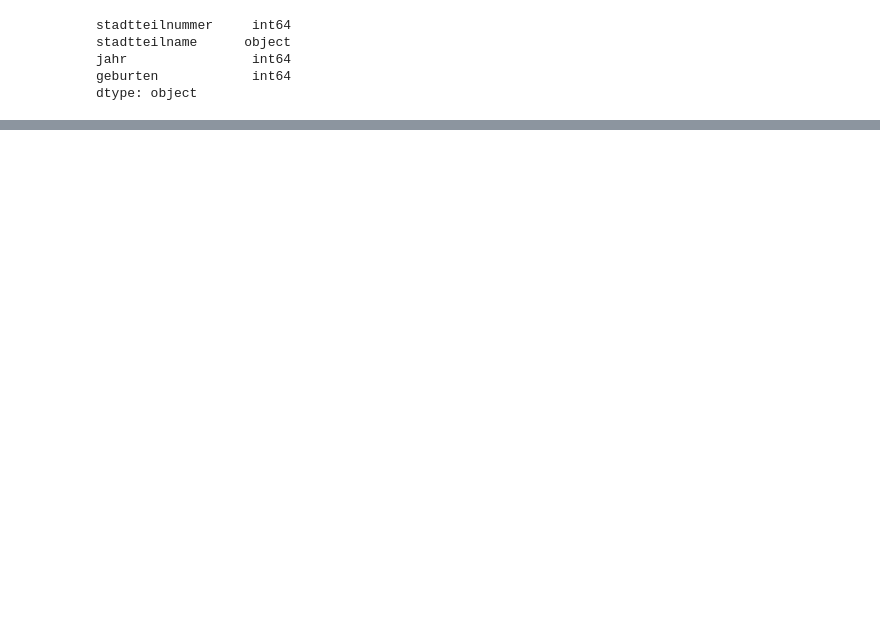
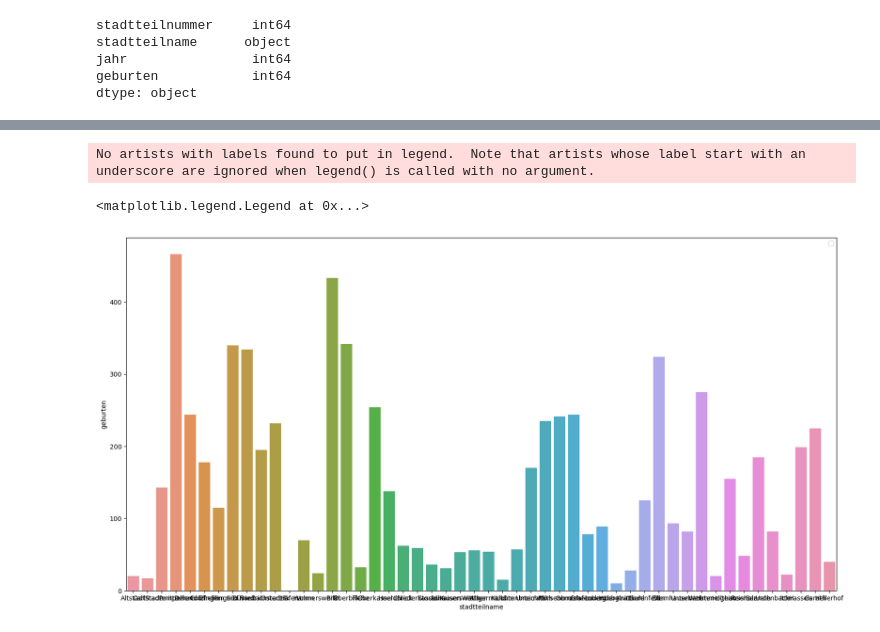
Before and after one commit to Drenaix/Births-in-Duesseldorf-2015-to-2022, a Jupyter notebook: geburten.ipynb, the cells around one changed output, grey strips where cells are left out. Drawn from its saved outputs; the diff is of its cells as text; code cells hidden in the pictures; blank space fills up the shorter version.

```diff
--- a/geburten.ipynb
+++ b/geburten.ipynb
@@ -56,0 +93,21 @@ plt.clf()
+# %%
+df.jahr.unique()
+df15 = df[(df.jahr == 2015)]
+df16 = df[(df.jahr == 2016)]
+df17 = df[(df.jahr == 2017)]
+df18 = df[(df.jahr == 2018)]
+df19 = df[(df.jahr == 2019)]
+df20 = df[(df.jahr == 2020)]
+df21 = df[(df.jahr == 2021)]
+df22 = df[(df.jahr == 2022)]
+# %%
+sns.color_palette("tab10")
+plt.figure(figsize=(20,10))
+sns.barplot(data=df18, x="stadtteilname", y="geburten")
+sns.barplot(data=df19, x="stadtteilname", y="geburten")
+
+plt.legend()
+# %% [output]
+No artists with labels found to put in legend.  Note that artists whose label start with an underscore are ignored when legend() is called with no argument.
+<matplotlib.legend.Legend at 0x...>
+[figure, added]
```
Also changed, not shown: parts of 7 cells of this notebook.
